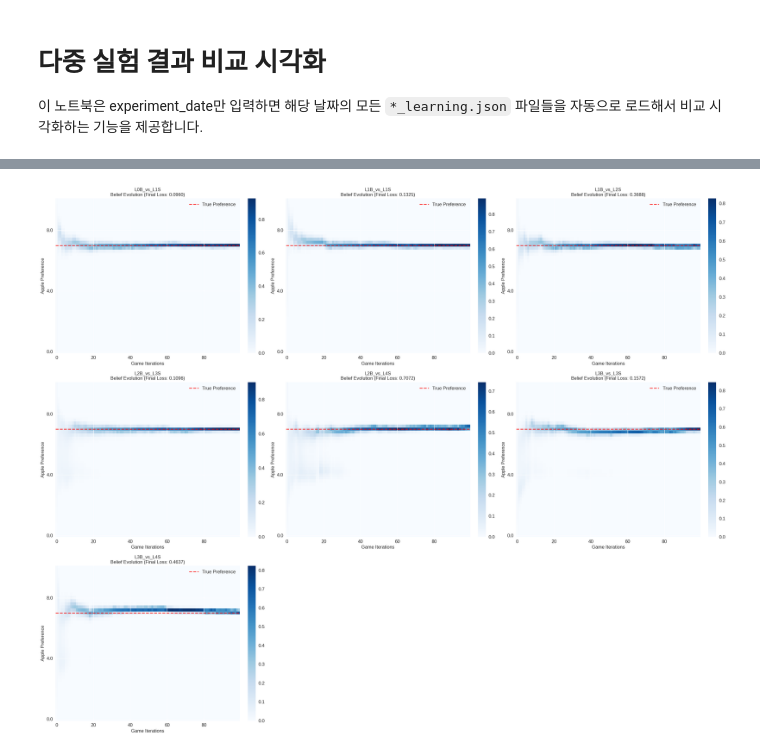
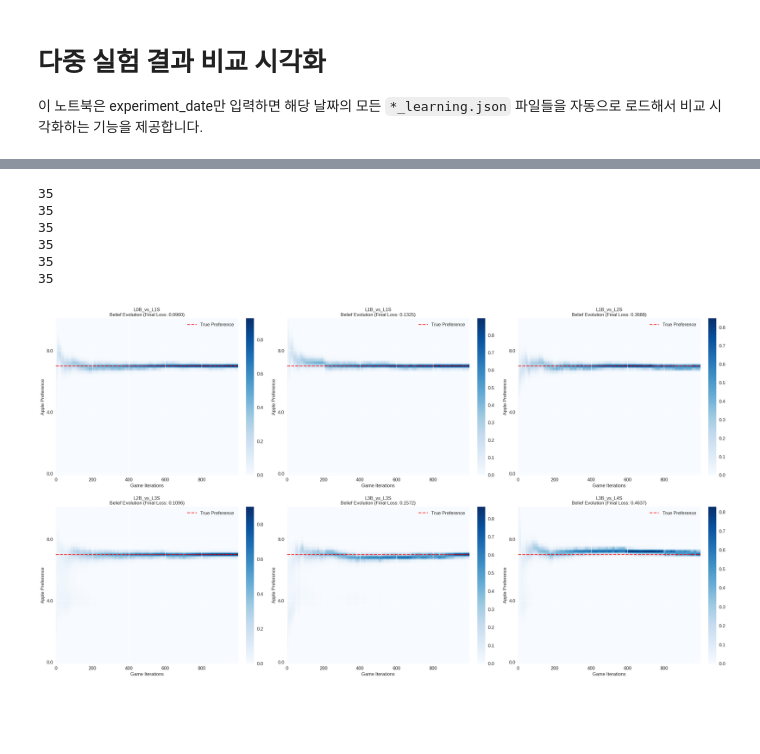
Before and after one commit to youngjinss/belief_of_belief_learning, a Jupyter notebook: notebook/exp2/visualize_synthetic_online_aggr.ipynb, the cells around one changed output, grey strips where cells are left out. Cells and saved outputs as stored; diff of their text form; code cells hidden in the pictures; blank space fills up the shorter version.

```diff
--- a/notebook/exp2/visualize_synthetic_online_aggr.ipynb
+++ b/notebook/exp2/visualize_synthetic_online_aggr.ipynb
@@ -18,7 +18,7 @@ import glob
 # 스타일 설정
 plt.style.use("seaborn-v0_8")
 sns.set_palette("husl")
-plt.rcParams["font.size"] = 14
+plt.rcParams["font.size"] = 20
 plt.rcParams["axes.titlesize"] = 14
 plt.rcParams["axes.labelsize"] = 12
 plt.rcParams["xtick.labelsize"] = 12
@@ -28,9 +28,10 @@ plt.rcParams["legend.fontsize"] = 12
 # 다중 실험 결과 비교를 위한 설정
 experiment_date_compare = "20250612_1803"  # 비교하고 싶은 실험 날짜 입력
 
+
 def load_all_experiments(experiment_date: str) -> Dict[str, Dict]:
     """주어진 실험 날짜의 모든 learning.json 파일들을 로드"""
-    results_dir = os.path.join("./results/exp2", experiment_date)
+    results_dir = os.path.join("./results/exp2/fix/", experiment_date)
 
     if not os.path.exists(results_dir):
         print(f"실험 디렉토리가 존재하지 않습니다: {results_dir}")
@@ -55,6 +56,7 @@ def load_all_experiments(experiment_date: str) -> Dict[str, Dict]:
 
     return experiments
 
+
 # 모든 실험 결과 로드
 all_experiments = load_all_experiments(experiment_date_compare)
 all_experiments = dict(sorted(all_experiments.items(), key=lambda x: x[0]))  # 정렬
@@ -201,6 +211,8 @@ else:
 # %%
 # 다중 실험 믿음 진화 비교
-def plot_multiple_belief_evolution(experiments: Dict[str, Dict], sample_points: int = 100):
+def plot_multiple_belief_evolution(
+    experiments: Dict[str, Dict], sample_points: int = 1000
+):
     """여러 실험의 믿음 진화 과정 비교"""
 
     # 실험 개수에 따라 서브플롯 배치 결정
@@ -222,11 +234,11 @@ def plot_multiple_belief_evolution(experiments: Dict[str, Dict], sample_points:
 
         ax = axes[i]
 
-        games = results['games']
-        beliefs = [game['seller_belief'] for game in games]
-        true_preference = results['true_preference']
-        n_preference_points = results['n_preference_points']
-        max_value = results['max_value']
+        games = results["games"]
+        beliefs = [game["seller_belief"] for game in games]
+        true_preference = results["true_preference"]
+        n_preference_points = results["n_preference_points"]
+        max_value = results["max_value"]
         preference_grid = np.linspace(0, max_value, n_preference_points)
 
         # 샘플링하여 시각화 (너무 많은 데이터 포인트 방지)
@@ -241,41 +253,59 @@ def plot_multiple_belief_evolution(experiments: Dict[str, Dict], sample_points:
         # 믿음 진화를 히트맵으로 표시
         if sampled_beliefs:
             belief_matrix = np.array(sampled_beliefs).T
-            im = ax.imshow(belief_matrix, aspect='auto', origin='lower', cmap='Blues')
+            im = ax.imshow(belief_matrix, aspect="auto", origin="lower", cmap="Blues")
 
             # True preference 라인 표시
             true_apple_pref = true_preference[0]
             true_idx = np.argmin(np.abs(np.array(preference_grid) - true_apple_pref))
-            ax.axhline(y=true_idx, color='red', linestyle='--', linewidth=2, alpha=0.8, label='True Preference')
+            print(true_idx)
+            ax.axhline(
+                y=true_idx,
+                color="red",
+                linestyle="--",
+                linewidth=2,
+                alpha=0.8,
+                label="True Preference",
+            )
 
-            ax.set_title(f'{label}\nBelief Evolution (Final Loss: {results["convergence_info"]["final_loss"]:.4f})', fontsize=12)
-            ax.set_xlabel('Game Iterations')
-            ax.set_ylabel('Apple Preference')
+            ax.set_title(
+                f'{label}\nBelief Evolution (Final Loss: {results["convergence_info"]["final_loss"]:.4f})',
+                fontsize=12,
+            )
+            ax.set_xlabel("Game Iterations")
+            ax.set_ylabel("Apple Preference")
 
             # Y축 눈금 설정
             y_ticks = np.arange(0, len(preference_grid), 20)
             ax.set_yticks(y_ticks)
             ax.set_yticklabels([f"{preference_grid[i]:.1f}" for i in y_ticks])
 
             ax.legend()
 
             # 컬러바 추가
             plt.colorbar(im, ax=ax, fraction=0.046, pad=0.04)
 
     # 사용하지 않는 서브플롯 숨기기
     for j in range(len(experiments), len(axes)):
         axes[j].set_visible(False)
 
     plt.tight_layout()
     plt.show()
 
+
 # 다중 실험 믿음 진화 비교 실행
 if all_experiments:
     plot_multiple_belief_evolution(all_experiments)
 else:
     print("비교할 실험 데이터가 없습니다.")
 # %% [output]
+35
+35
+35
+35
+35
+35
-[figure, old version]
+[figure, new version]
 # %%
 # Final belief distribution comparison
 def plot_final_belief_comparison(experiments: Dict[str, Dict]):
```
Also changed, not shown: parts of 6 cells of this notebook, 2 other files.
